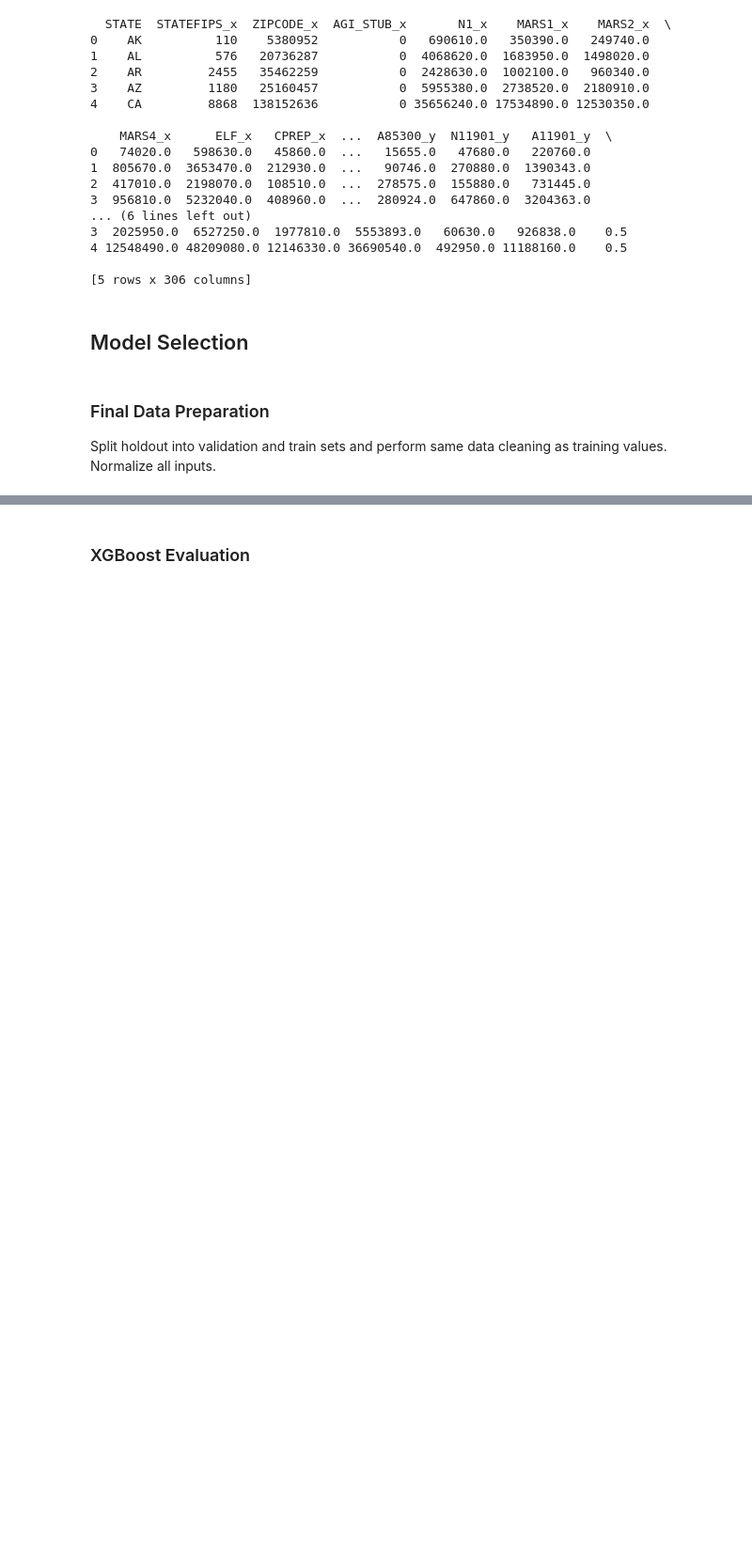
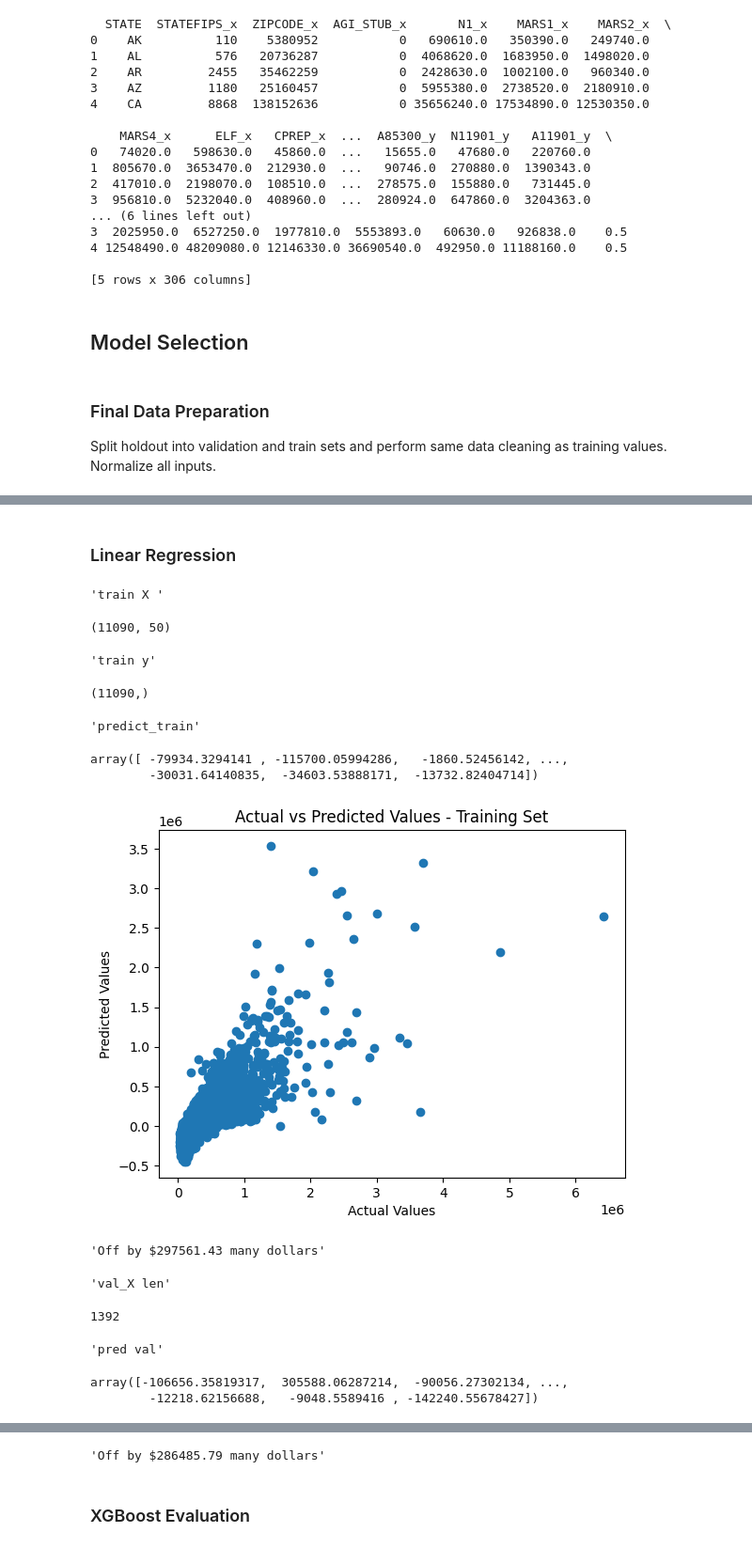
Before and after one commit to kdevoe/aai-500-final-group-4, a Jupyter notebook: HousingDataXGBoost.ipynb, the cells around one changed output, grey strips where cells are left out. Shown: that part at 94% size. Saved outputs shown, nothing was run; the diff lists cells and outputs as text; code cells hidden in the pictures; blank space fills up the shorter version.

Commit message:
Added linear regression and start of Neural Network

```diff
--- a/HousingDataXGBoost.ipynb
+++ b/HousingDataXGBoost.ipynb
@@ -270,6 +282,8 @@ val, test = train_test_split(df_holdout, test_size=0.50, random_state=22)
 # Split the data into input and target
 val_X = val.drop(columns=['ZHVI'])
 val_y = val['ZHVI']
+
+
 test_X = test.drop(columns=['ZHVI'])
 test_y = test['ZHVI']
 
@@ -280,11 +294,18 @@ test_imputed_values = imputer.fit_transform(test_X)
 val_X = pd.DataFrame(val_imputed_values, columns=val_X.columns)
 test_X = pd.DataFrame(test_imputed_values, columns=test_X.columns)
 
+print(val_X.head())
+print(train_X.head())
+
 # Normalize the train_X data
 scaler = StandardScaler()
 scaler.fit(train_X)
 train_X = scaler.transform(train_X)
 
 # Normalize the val_X and test_X data
-val_X = scaler.transform(val_X)
-test_X = scaler.transform(test_X)
+val_X = scaler.transform(val_X.to_numpy())
+test_X = scaler.transform(test_X.to_numpy())
+
+#print('first row of train_X after scaling:\n', train_X[0])
+print('first row of val_X after scaling:\n', val_X[0])
+#print('first row of test_X after scaling:\n', test_X[0])
@@ -290,0 +334,45 @@ test_X = scaler.transform(test_X)
+# %% [markdown]
+### Linear Regression
+# %%
+from sklearn.metrics import mean_squared_error
+display('train X ', train_X.shape)
+display('train y', train_y.values.shape)
+# Running linear regression with a constant on test set
+model = sm.OLS(train_y.values, train_X)
+results = model.fit()
+# Predict
+predict_train = results.predict()
+display('predict_train', predict_train)
+MSE = mean_squared_error(train_y, predict_train)
+plt.scatter(train_y, predict_train)
+plt.title('Actual vs Predicted Values - Training Set')
+plt.xlabel('Actual Values')
+plt.ylabel('Predicted Values')
+plt.show()
+
+display(f'Off by ${np.sqrt(MSE):.2f} many dollars')
+display('val_X len', len(val_X))
+predict_val = results.predict(val_X)
+display('pred val', predict_val)
+plt.scatter(val_y, predict_val)
+plt.title('Actual vs Predicted Values - Validation Set')
+plt.xlabel('Actual Values')
+plt.ylabel('Predicted Values')
+plt.show()
+MSE = mean_squared_error(val_y, predict_val)
+display(f'Off by ${np.sqrt(MSE):.2f} many dollars')
+# %% [output]
+'train X '
+(11090, 50)
+'train y'
+(11090,)
+'predict_train'
+array([ -79934.3294141 , -115700.05994286,   -1860.52456142, ...,
+        -30031.64140835,  -34603.53888171,  -13732.82404714])
+[figure, added]
+'Off by $297561.43 many dollars'
+'val_X len'
+1392
+'pred val'
+array([-106656.35819317,  305588.06287214,  -90056.27302134, ...,
+        -12218.62156688,   -9048.5589416 , -142240.55678427])
@@ -291,3 +380,4 @@ test_X = scaler.transform(test_X)
+'Off by $286485.79 many dollars'
 # %% [markdown]
 ### XGBoost Evaluation
 # %%
```
Also changed, not shown: parts of 13 cells of this notebook, 1 other file.
